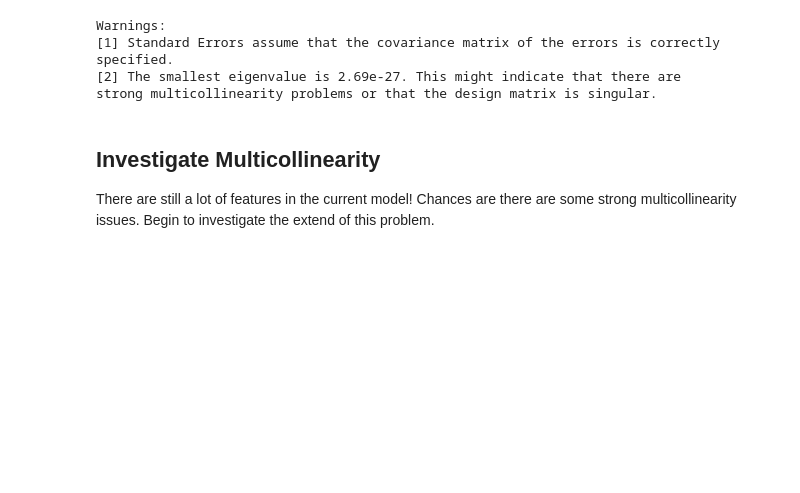
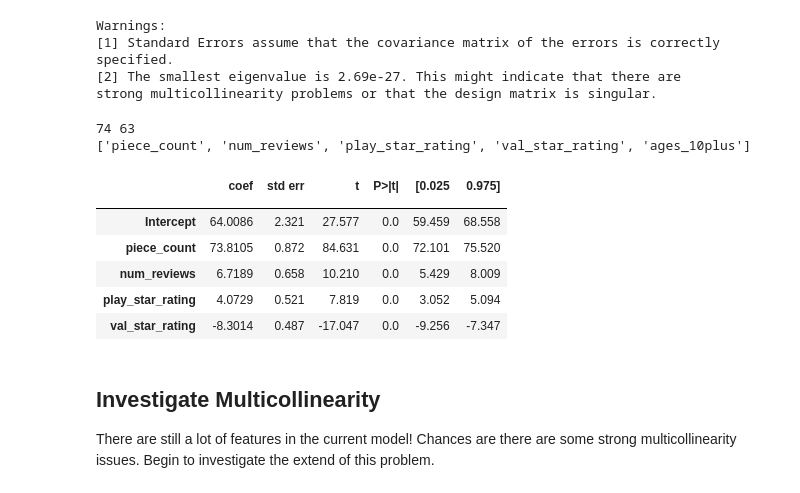
Before and after one commit to zaborowm/dsc-modeling-your-data-lab-nyc-ds-career-042219, a Jupyter notebook: index.ipynb, the cells around one changed output. Cells and saved outputs as stored; diff of their text form; code cells hidden in the pictures; blank space fills up the shorter version.

```diff
--- a/index.ipynb
+++ b/index.ipynb
@@ -207,6 +207,29 @@ Warnings:
 [1] Standard Errors assume that the covariance matrix of the errors is correctly specified.
 [2] The smallest eigenvalue is 2.69e-27. This might indicate that there are
 strong multicollinearity problems or that the design matrix is singular.
+# %%
+summary = model.summary()
+p_table = summary.tables[1]
+p_table = pd.DataFrame(p_table.data)
+p_table.columns = p_table.iloc[0]
+p_table = p_table.drop(0)
+p_table = p_table.set_index(p_table.columns[0])
+p_table['P>|t|'] = p_table['P>|t|'].astype(float)
+x_cols = list(p_table[p_table['P>|t|']<0.05].index)
+x_cols.remove('Intercept')
+print(len(p_table), len(x_cols))
+print(x_cols[:5])
+p_table.head()
+# %% [output]
+74 63
+['piece_count', 'num_reviews', 'play_star_rating', 'val_star_rating', 'ages_10plus']
+|  | coef | std err | t | P>|t| | [0.025 | 0.975] |
+|  |  |  |  |  |  |  |
+| Intercept | 64.0086 | 2.321 | 27.577 | 0.0 | 59.459 | 68.558 |
+| piece_count | 73.8105 | 0.872 | 84.631 | 0.0 | 72.101 | 75.520 |
+| num_reviews | 6.7189 | 0.658 | 10.210 | 0.0 | 5.429 | 8.009 |
+| play_star_rating | 4.0729 | 0.521 | 7.819 | 0.0 | 3.052 | 5.094 |
+| val_star_rating | -8.3014 | 0.487 | -17.047 | 0.0 | -9.256 | -7.347 |
 # %% [markdown]
 ## Investigate Multicollinearity
 
```
